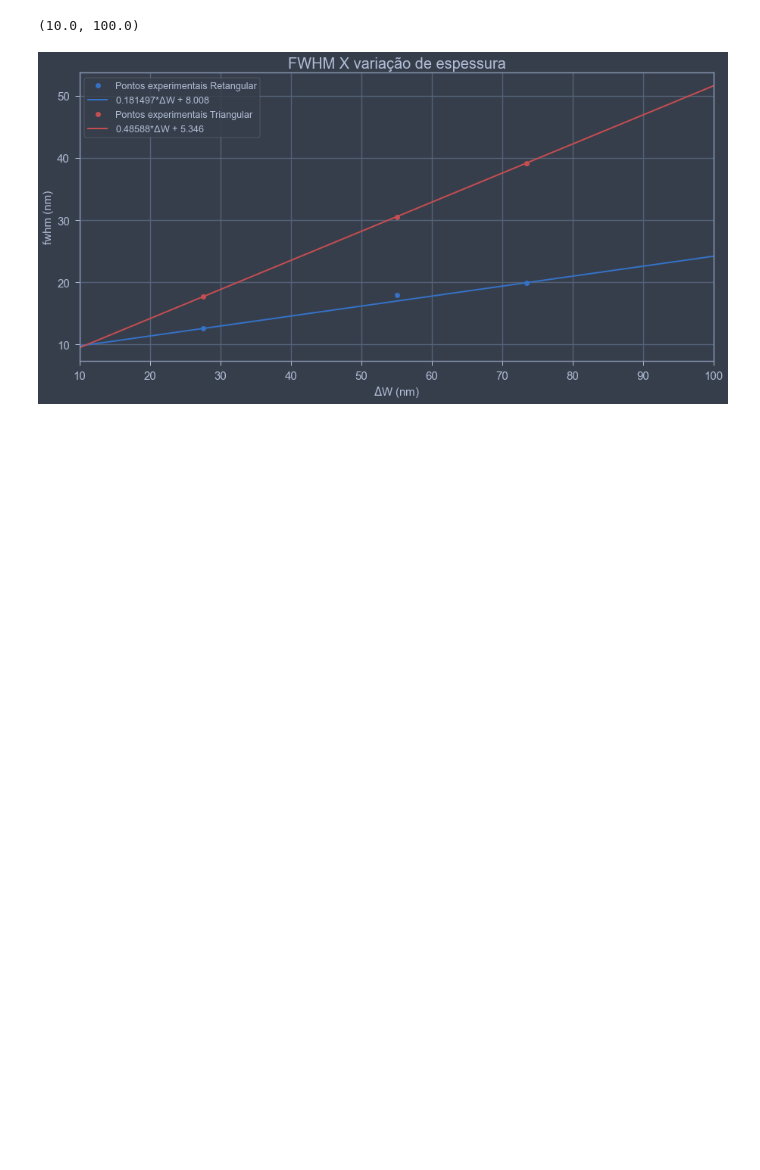
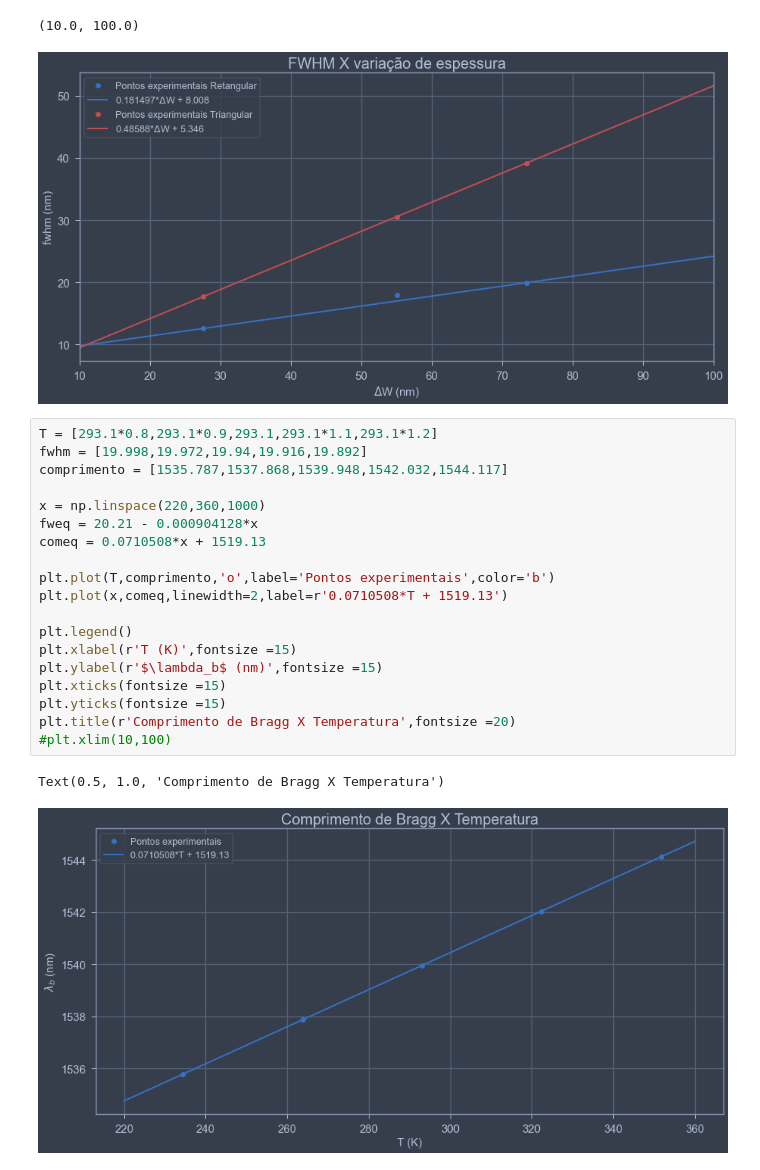
Before and after one commit to LucasLobo7/Bragg-Gratings, a Jupyter notebook: simulations/python/Calculations.ipynb, the cells around one changed output. Drawn from its saved outputs; the diff is of its cells as text; blank space fills up the shorter version.

```diff
--- a/simulations/python/Calculations.ipynb
+++ b/simulations/python/Calculations.ipynb
@@ -442,3 +445,25 @@ plt.xlim(10,100)
 # %% [output]
 (10.0, 100.0)
 [figure]
+# %%
+T = [293.1*0.8,293.1*0.9,293.1,293.1*1.1,293.1*1.2]
+fwhm = [19.998,19.972,19.94,19.916,19.892]
+comprimento = [1535.787,1537.868,1539.948,1542.032,1544.117]
+
+x = np.linspace(220,360,1000)
+fweq = 20.21 - 0.000904128*x
+comeq = 0.0710508*x + 1519.13
+
+plt.plot(T,comprimento,'o',label='Pontos experimentais',color='b')
+plt.plot(x,comeq,linewidth=2,label=r'0.0710508*T + 1519.13')
+
+plt.legend()
+plt.xlabel(r'T (K)',fontsize =15)
+plt.ylabel(r'$\lambda_b$ (nm)',fontsize =15)
+plt.xticks(fontsize =15)
+plt.yticks(fontsize =15)
+plt.title(r'Comprimento de Bragg X Temperatura',fontsize =20)
+#plt.xlim(10,100)
+# %% [output]
+Text(0.5, 1.0, 'Comprimento de Bragg X Temperatura')
+[figure, added]
```
Also changed, not shown: parts of 2 cells of this notebook, 3 other files.
